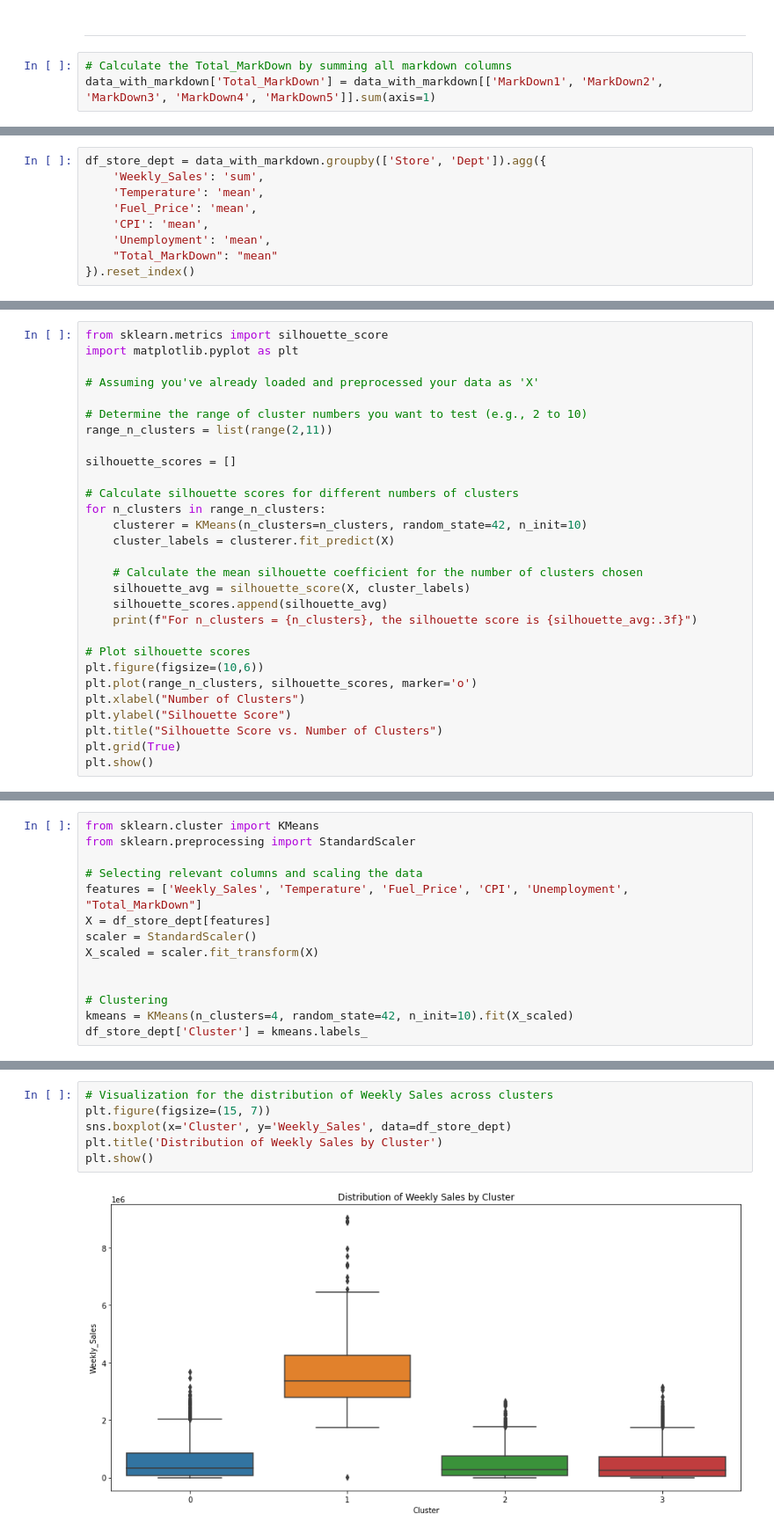
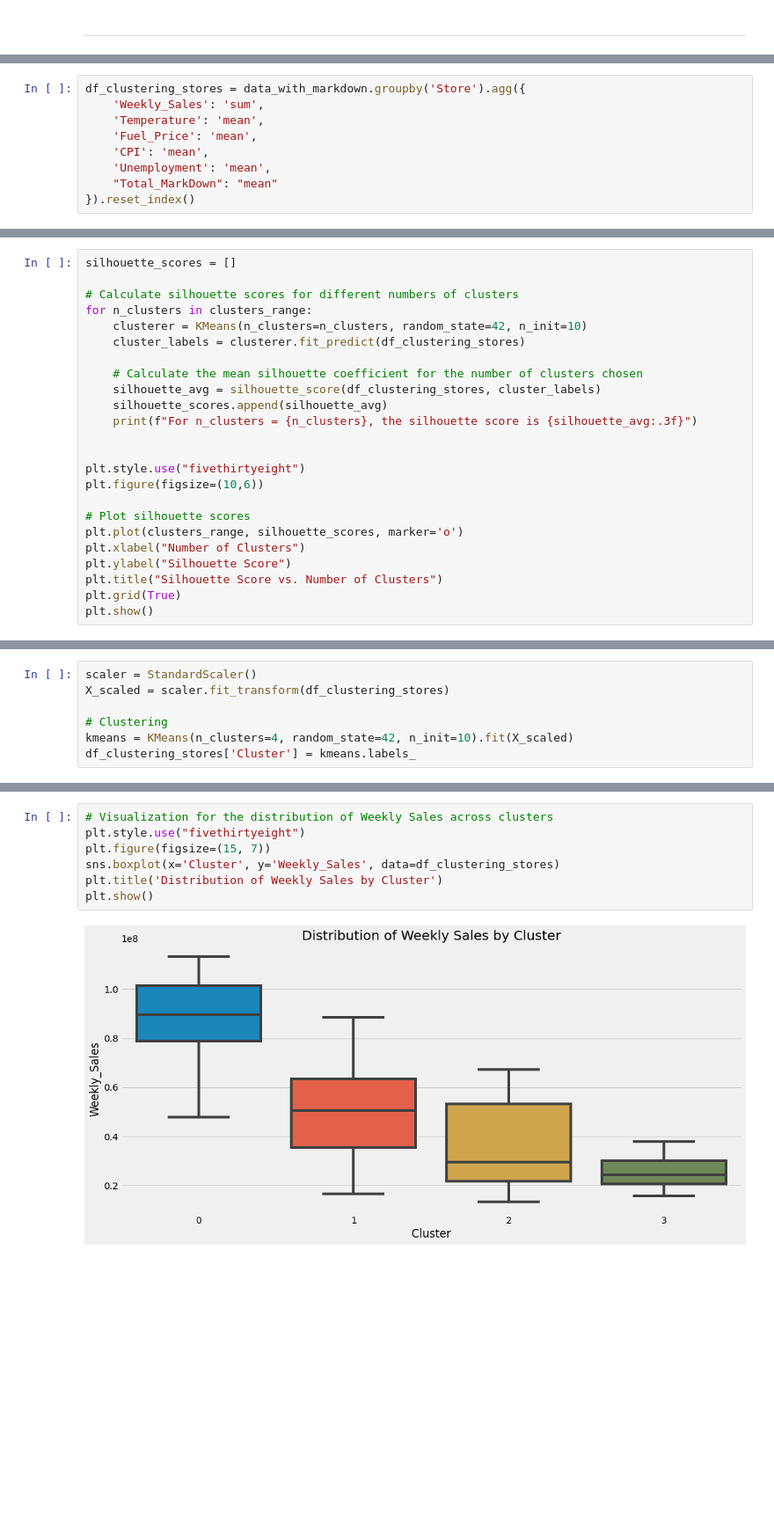
Before and after one commit to Vidya-V-Shet/Walmart-Dataset-Analysis, a Jupyter notebook: A. Statistical Tests.ipynb, the cells around one changed output, grey strips where cells are left out. Shown: that part at 88% size. Saved outputs shown, nothing was run; the diff lists cells and outputs as text; blank space fills up the shorter version.

```diff
--- a/A. Statistical Tests.ipynb
+++ b/A. Statistical Tests.ipynb
@@ -443,5 +172,2 @@ data_without_markdown.shape
 # %% [markdown]
 ---
-# %%
-# Calculate the Total_MarkDown by summing all markdown columns
-data_with_markdown['Total_MarkDown'] = data_with_markdown[['MarkDown1', 'MarkDown2', 'MarkDown3', 'MarkDown4', 'MarkDown5']].sum(axis=1)
@@ -454,5 +176,5 @@ See the caveats in the documentation: https://pandas.pydata.org/pandas-docs/stab
 # %%
-df_store_dept = data_with_markdown.groupby(['Store', 'Dept']).agg({
+df_clustering_stores = data_with_markdown.groupby('Store').agg({
     'Weekly_Sales': 'sum',
     'Temperature': 'mean',
     'Fuel_Price': 'mean',
@@ -488,27 +205,22 @@ plt.show()
 # %%
-from sklearn.metrics import silhouette_score
-import matplotlib.pyplot as plt
-
-# Assuming you've already loaded and preprocessed your data as 'X'
-
-# Determine the range of cluster numbers you want to test (e.g., 2 to 10)
-range_n_clusters = list(range(2,11))
-
 silhouette_scores = []
 
 # Calculate silhouette scores for different numbers of clusters
-for n_clusters in range_n_clusters:
+for n_clusters in clusters_range:
     clusterer = KMeans(n_clusters=n_clusters, random_state=42, n_init=10)
-    cluster_labels = clusterer.fit_predict(X)
+    cluster_labels = clusterer.fit_predict(df_clustering_stores)
 
     # Calculate the mean silhouette coefficient for the number of clusters chosen
-    silhouette_avg = silhouette_score(X, cluster_labels)
+    silhouette_avg = silhouette_score(df_clustering_stores, cluster_labels)
     silhouette_scores.append(silhouette_avg)
     print(f"For n_clusters = {n_clusters}, the silhouette score is {silhouette_avg:.3f}")
 
+
+plt.style.use("fivethirtyeight")
+plt.figure(figsize=(10,6))
+
 # Plot silhouette scores
-plt.figure(figsize=(10,6))
-plt.plot(range_n_clusters, silhouette_scores, marker='o')
+plt.plot(clusters_range, silhouette_scores, marker='o')
 plt.xlabel("Number of Clusters")
 plt.ylabel("Silhouette Score")
 plt.title("Silhouette Score vs. Number of Clusters")
@@ -557,14 +244,7 @@ silhouette_scores
 # %%
-from sklearn.cluster import KMeans
-from sklearn.preprocessing import StandardScaler
-
-# Selecting relevant columns and scaling the data
-features = ['Weekly_Sales', 'Temperature', 'Fuel_Price', 'CPI', 'Unemployment', "Total_MarkDown"]
-X = df_store_dept[features]
 scaler = StandardScaler()
-X_scaled = scaler.fit_transform(X)
-
+X_scaled = scaler.fit_transform(df_clustering_stores)
 
 # Clustering
 kmeans = KMeans(n_clusters=4, random_state=42, n_init=10).fit(X_scaled)
-df_store_dept['Cluster'] = kmeans.labels_
+df_clustering_stores['Cluster'] = kmeans.labels_
@@ -571,8 +255,9 @@ df_store_dept['Cluster'] = kmeans.labels_
 # %%
 # Visualization for the distribution of Weekly Sales across clusters
+plt.style.use("fivethirtyeight")
 plt.figure(figsize=(15, 7))
-sns.boxplot(x='Cluster', y='Weekly_Sales', data=df_store_dept)
+sns.boxplot(x='Cluster', y='Weekly_Sales', data=df_clustering_stores)
 plt.title('Distribution of Weekly Sales by Cluster')
 plt.show()
 # %% [output]
-[figure, old version]
+[figure, new version]
```
Also changed, not shown: parts of 76 cells of this notebook, 7 other files.
